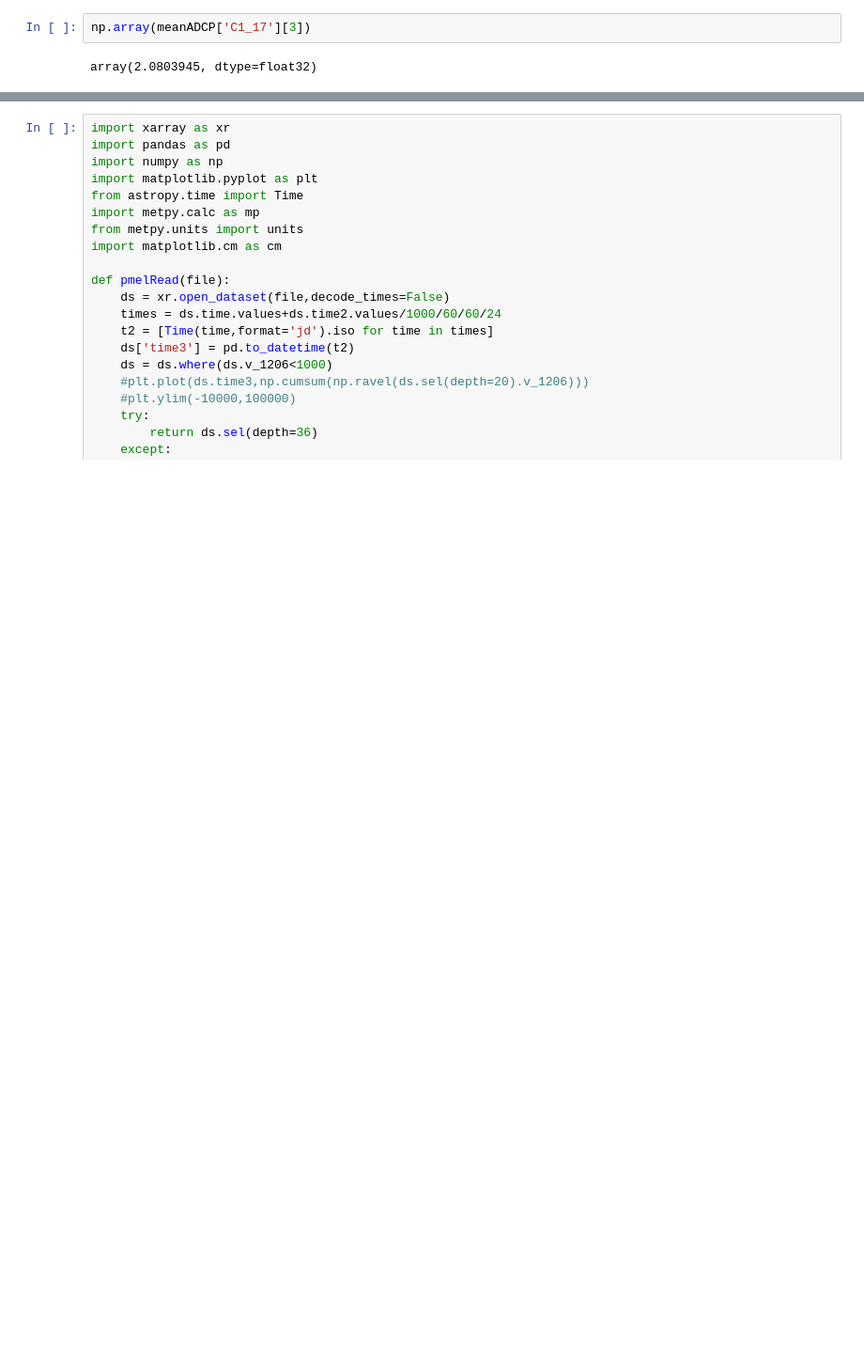
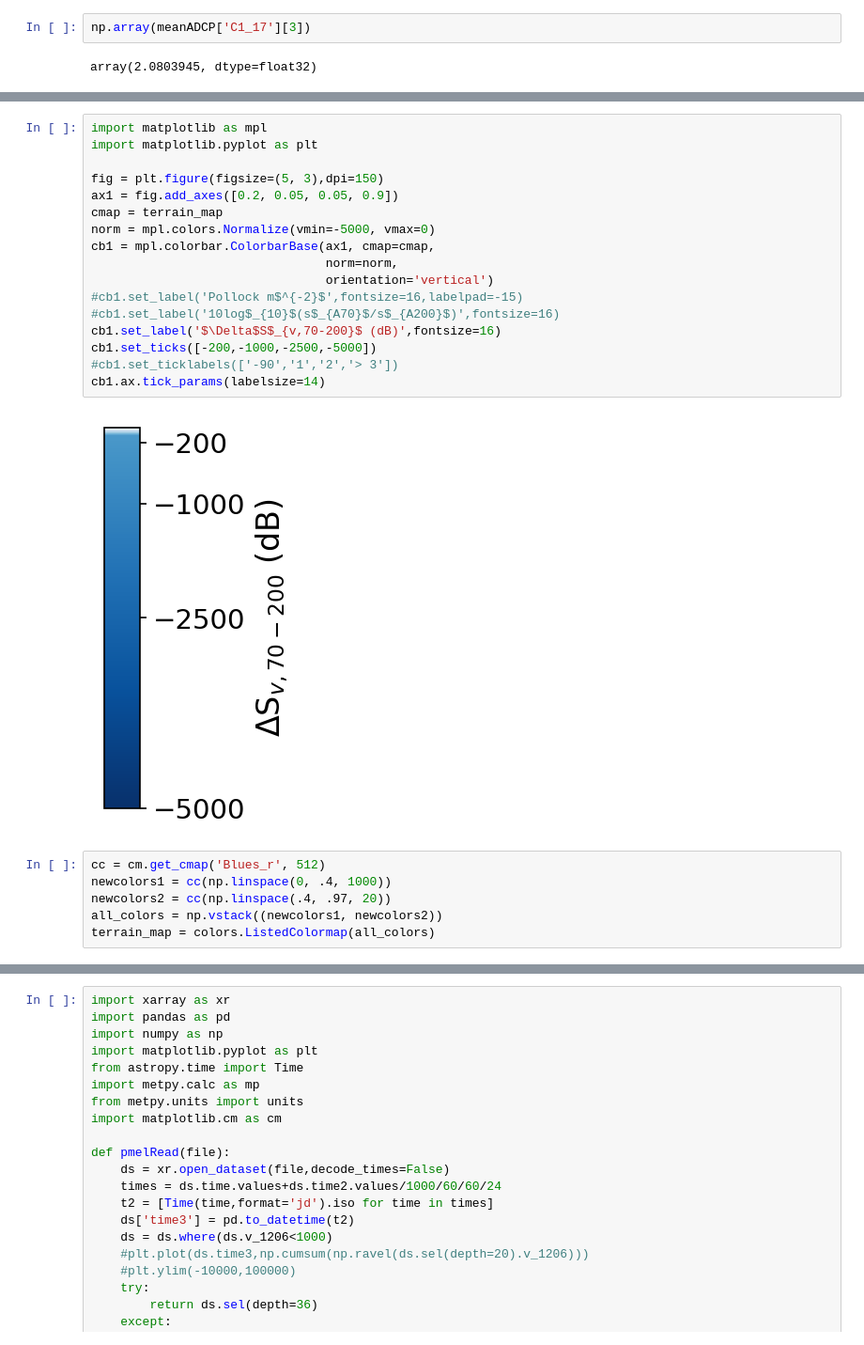
Before and after one commit to leviner/MooredEchosounders, a Jupyter notebook: code/F1_overviewMap.ipynb, the cells around one changed output, grey strips where cells are left out. Shown at 94% size. Saved outputs shown, nothing was run; the diff lists cells and outputs as text; blank space fills up the shorter version.

```diff
--- a/code/F1_overviewMap.ipynb
+++ b/code/F1_overviewMap.ipynb
@@ -85,3 +81,28 @@ pc = plt.contourf(rlons,rlats,etopo, vmin=-200, vmax=25,levels=np.concatenate([[
 ax1.set_extent([-168,-152.5,67,73])
 # %% [output]
 [figure]
+# %%
+import matplotlib as mpl
+import matplotlib.pyplot as plt
+
+fig = plt.figure(figsize=(5, 3),dpi=150)
+ax1 = fig.add_axes([0.2, 0.05, 0.05, 0.9])
+cmap = terrain_map
+norm = mpl.colors.Normalize(vmin=-5000, vmax=0)
+cb1 = mpl.colorbar.ColorbarBase(ax1, cmap=cmap,
+                                norm=norm,
+                                orientation='vertical')
+#cb1.set_label('Pollock m$^{-2}$',fontsize=16,labelpad=-15)
+#cb1.set_label('10log$_{10}$(s$_{A70}$/s$_{A200}$)',fontsize=16)
+cb1.set_label('$\Delta$S$_{v,70-200}$ (dB)',fontsize=16)
+cb1.set_ticks([-200,-1000,-2500,-5000])
+#cb1.set_ticklabels(['-90','1','2','> 3'])
+cb1.ax.tick_params(labelsize=14)
+# %% [output]
+[figure, added]
+# %%
+cc = cm.get_cmap('Blues_r', 512)
+newcolors1 = cc(np.linspace(0, .4, 1000))
+newcolors2 = cc(np.linspace(.4, .97, 20))
+all_colors = np.vstack((newcolors1, newcolors2))
+terrain_map = colors.ListedColormap(all_colors)
```
Also changed, not shown: parts of 4 cells of this notebook, 2 other files.
